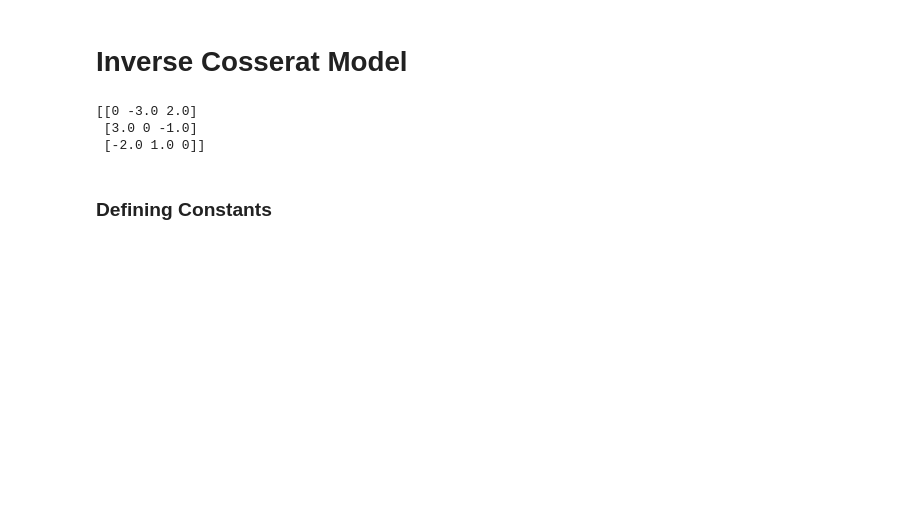
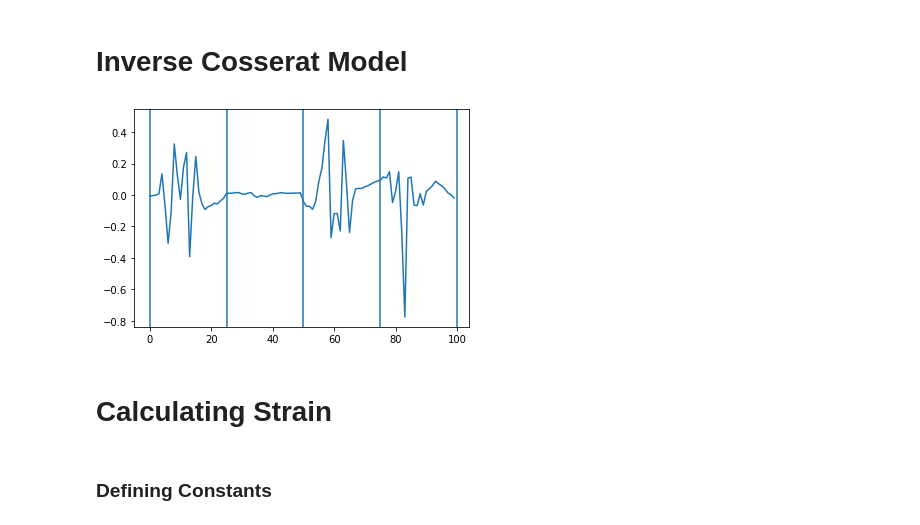
Before and after one commit to JakeVoon/ResearchProject, a Jupyter notebook: Cosserat/Inverse_Cosserat.ipynb, the cells around one changed output. Drawn from its saved outputs; the diff is of its cells as text; code cells hidden in the pictures; blank space fills up the shorter version.

Commit message:
Added curvature calculations

```diff
--- a/Cosserat/Inverse_Cosserat.ipynb
+++ b/Cosserat/Inverse_Cosserat.ipynb
@@ -3,29 +3,38 @@
 # %%
 # Setup
 import numpy as np
 import json
 import matplotlib.pyplot as plt
+import math
 
 # Importing data
 with open("2.5N_run5.json") as json_file:
-    data = json.load(json_file)
+    run_data = json.load(json_file)
 
-data = data["data"]
-
-curvatures = data[0]['curvatures'][10:18]
-
+# Saving relevant variables
+wave0 = run_data["experiment_parameters"]["wav0"]
+wave_data = run_data["data"][0]["wav_data"]
+illumisense_curvatures = np.array(run_data["data"][0]['curvatures'])
+# [10:18]
+x = np.array(wave_data)-np.array(wave0)
+plt.plot(x)
+plt.axvline(x=0)
+plt.axvline(x=25)
+plt.axvline(x=50)
+plt.axvline(x=75)
+plt.axvline(x=100)
 # Functions
 def skew_symmetric(vector):
 
     skew_matrix = np.zeros((3,3))
 
     skew_matrix = np.array([[0, -vector[2][0], vector[1][0]],
                             [vector[2][0], 0, -vector[0][0]],
                             [-vector[1][0], vector[0][0], 0]],dtype='object')
     return skew_matrix
 # %% [output]
-[[0 -3.0 2.0]
- [3.0 0 -1.0]
- [-2.0 1.0 0]]
+[figure, added]
+# %% [markdown]
+# Calculating Strain
 # %% [markdown]
 ### Defining Constants
```
Also changed, not shown: parts of 3 cells of this notebook.
